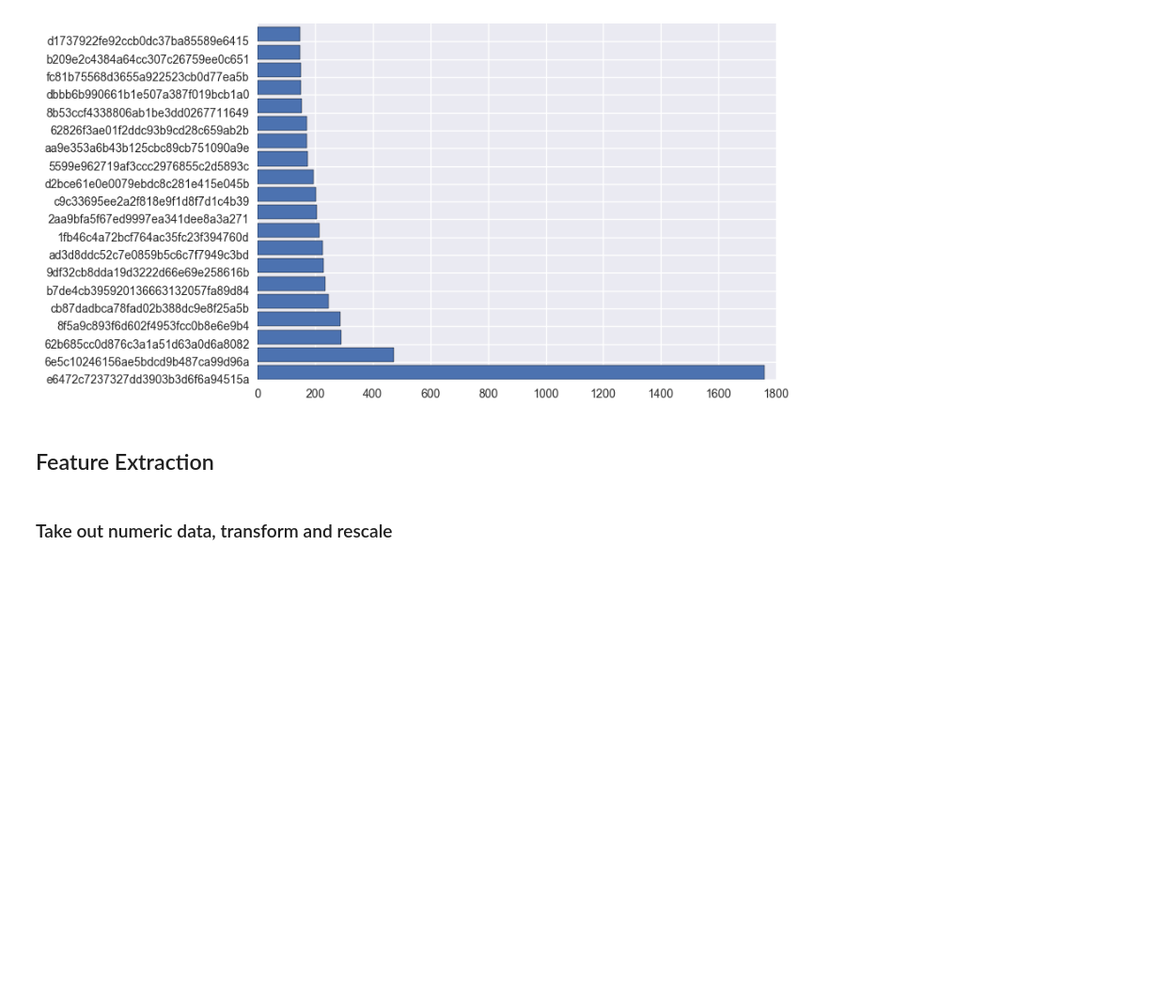
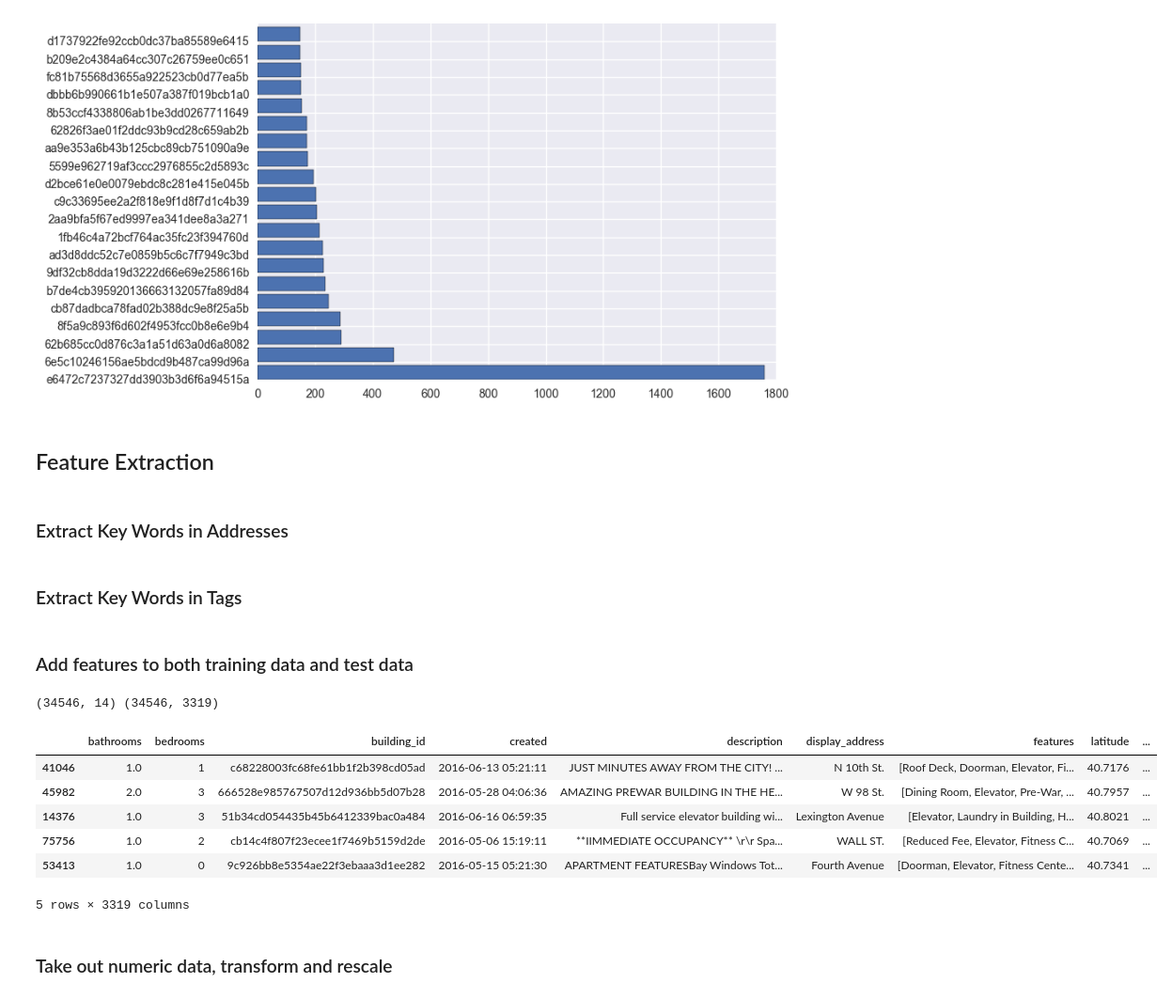
Before and after one commit to Charlespartina/DS1001-Project, a Jupyter notebook: notebook/Final Project.ipynb, the cells around one changed output. Shown at 94% size. Drawn from its saved outputs; the diff is of its cells as text; code cells hidden in the pictures; blank space fills up the shorter version.

```diff
--- a/notebook/Final Project.ipynb
+++ b/notebook/Final Project.ipynb
@@ -143,22 +143,62 @@ plt.show()
 [figure]
 # %% [markdown]
 ## Feature Extraction
+# %% [markdown]
+### Extract Key Words in Addresses
+# %%
+def process_address(train_data, test_data):
+    vec = CountVectorizer(min_df=1, binary=True)
+    vec.fit(train_data['display_address'])
+    new_columns =  vec.get_feature_names()
+    new_columns = map(lambda x: 'address_'+str(x), new_columns)
+    new_train = pd.DataFrame(index=train_data.index, data=vec.transform(train_data['display_address']).todense(), columns=new_columns)
+    new_test = pd.DataFrame(index=test_data.index, data=vec.transform(test_data['display_address']).todense(), columns=new_columns)
+    merge_train = pd.merge(train_data, new_train, left_index=True, right_index=True)
+    merge_test = pd.merge(test_data, new_test, left_index=True, right_index=True)
+    return merge_train, merge_test
+# %% [markdown]
+### Extract Key Words in Tags
+# %%
+def process_tags(train_data, test_data):
+    vec = CountVectorizer(min_df=1, binary=True)
+    train = train_data.copy()
+    test = test_data.copy()
+    train['features'] = map(lambda x: ' '.join(x), train_data['features'])
+    test['features'] = map(lambda x: ' '.join(x), test_data['features'])
+    vec.fit(train['features'])
+    new_columns =  vec.get_feature_names()
+    new_columns = map(lambda x: 'feature_'+x.encode('utf-8').strip(), new_columns)
+    new_train = pd.DataFrame(index=train.index, data=vec.transform(train['features']).todense(), columns=new_columns)
+    new_test = pd.DataFrame(index=test.index, data=vec.transform( test['features']).todense(), columns=new_columns)
+    merge_train = train_data.merge(new_train, left_index=True, right_index=True)
+    merge_test = test_data.merge(new_test, left_index=True, right_index=True)
+    return merge_train, merge_test
+# %% [markdown]
+### Add features to both training data and test data
 # %%
 def feature_extraction(oridata):
     data = oridata.copy()
     # Extract the number of "photos" and "features" for each listing
     data.ix[:,'num_photos']=data.ix[:,'photos'].apply(len)
     data.ix[:,'num_features']=data.ix[:,'features'].apply(len)
-    # Extract the interest level
-#     mm = {'low':0, 'medium':1, 'high':2}
-#     data.ix[:,'interest_value']=data.ix[:,'interest_level'].apply(lambda x: mm[x])
     data = data.drop('interest_level',1)
-    # Extract Bag of Words for features
-
-    # Extract Manager_id as categorical variables
-
+    data = data.drop('manager_id',1)
     return data
 X_train_new = feature_extraction(X_train)
 X_test_new = feature_extraction(X_test)
+# Address Feature Extraction
+X_train_merge, X_test_merge = process_address(X_train_new, X_test_new)
+X_train_merge, X_test_merge = process_tags(X_train_merge, X_test_merge)
+print X_train_new.shape, X_train_merge.shape
+X_train_merge.head()
+# %% [output]
+(34546, 14) (34546, 3319)
+|  | bathrooms | bedrooms | building_id | created | description | display_address | features | latitude | ... |
+| 41046 | 1.0 | 1 | c68228003fc68fe61bb1f2b398cd05ad | 2016-06-13 05:21:11 | JUST MINUTES AWAY FROM THE CITY! ... | N 10th St. | [Roof Deck, Doorman, Elevator, Fi... | 40.7176 | ... |
+| 45982 | 2.0 | 3 | 666528e985767507d12d936bb5d07b28 | 2016-05-28 04:06:36 | AMAZING PREWAR BUILDING IN THE HE... | W 98 St. | [Dining Room, Elevator, Pre-War, ... | 40.7957 | ... |
+| 14376 | 1.0 | 3 | 51b34cd054435b45b6412339bac0a484 | 2016-06-16 06:59:35 | Full service elevator building wi... | Lexington Avenue | [Elevator, Laundry in Building, H... | 40.8021 | ... |
+| 75756 | 1.0 | 2 | cb14c4f807f23ecee1f7469b5159d2de | 2016-05-06 15:19:11 | **IIMMEDIATE OCCUPANCY** \r\r Spa... | WALL ST. | [Reduced Fee, Elevator, Fitness C... | 40.7069 | ... |
+| 53413 | 1.0 | 0 | 9c926bb8e5354ae22f3ebaaa3d1ee282 | 2016-05-15 05:21:30 | APARTMENT FEATURESBay Windows Tot... | Fourth Avenue | [Doorman, Elevator, Fitness Cente... | 40.7341 | ... |
+5 rows × 3319 columns
 # %% [markdown]
 ### Take out numeric data, transform and rescale
```
Also changed, not shown: parts of 9 cells of this notebook, 4 other files.
